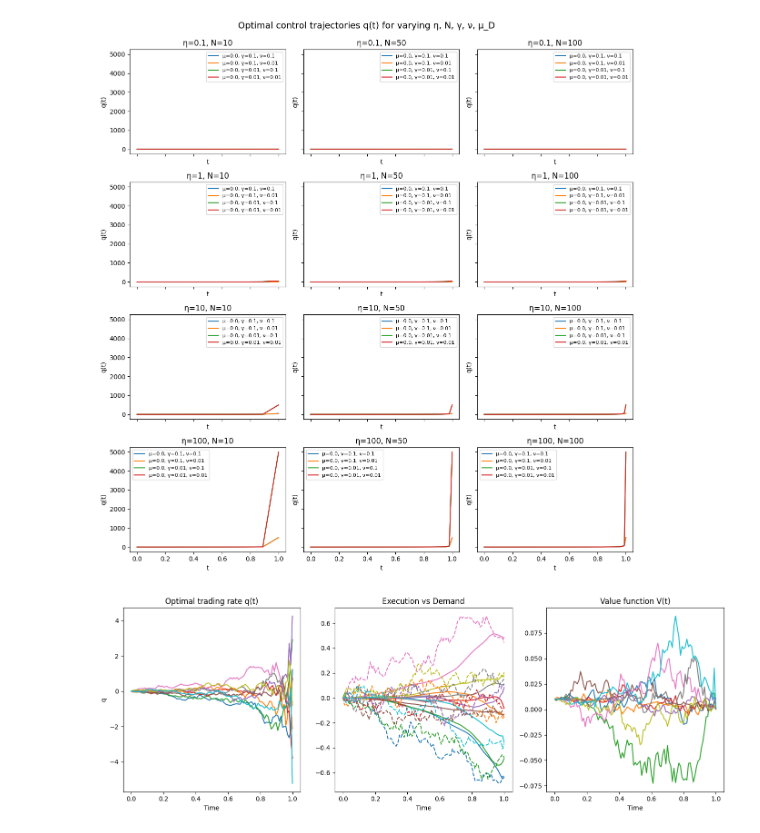
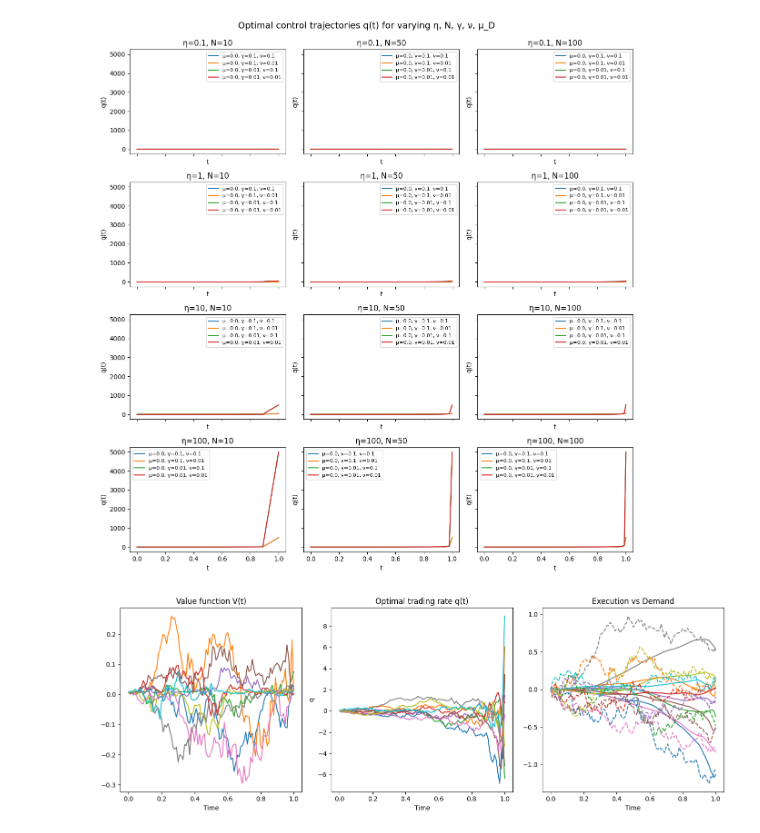
Before and after one commit to alexander-dybdahl/optimal-execution-electricity-markets, a Jupyter notebook: testing.ipynb, the cells around one changed output. Saved outputs shown, nothing was run; the diff lists cells and outputs as text; code cells hidden in the pictures.

```diff
--- a/testing.ipynb
+++ b/testing.ipynb
@@ -77,9 +77,9 @@ M = 1000  # number of trajectories
 # Model parameters
 mu_D = 0
 mu_P = 0
-sigma_D = 0.3
-sigma_P = 0.2
-rho = 0.1
+sigma_D = 0.5
+sigma_P = 0.5
+rho = 0.01
 gamma = 0.01
 nu = 0.01
 eta = 10.0
@@ -98,6 +98,7 @@ D = np.zeros((M, N+1))
 q = np.zeros((M, N))
 V = np.zeros((M, N+1))
 
+X[:, 0] = X0
 P[:, 0] = P0
 D[:, 0] = D0
 
@@ -124,37 +125,37 @@ def value_function(t, x, p, d):
 
 # Simulate forward
 for n in range(N):
     t = n * dt
     q[:, n] = optimal_control(t, X[:, n], P[:, n], D[:, n])
     X[:, n+1] = X[:, n] + q[:, n] * dt
     P[:, n+1] = P[:, n] + (mu_P + nu * q[:, n]) * dt + sigma_P * W1[:, n]
     D[:, n+1] = D[:, n] + mu_D * dt + sigma_D * (rho * W1[:, n] + np.sqrt(1 - rho**2) * W2[:, n])
     V[:, n] = value_function(t, X[:, n], P[:, n], D[:, n])
 
 # Final value
 V[:, -1] = value_function(T, X[:, -1], P[:, -1], D[:, -1])
 
 # Plot results
 plt.figure(figsize=(14, 5))
 
 plt.subplot(1, 3, 1)
+plt.plot(np.linspace(0, T, N+1), V[:10].T)
+plt.title("Value function V(t)")
+plt.xlabel("Time")
+
+plt.subplot(1, 3, 2)
 plt.plot(np.linspace(0, T, N), q[:10].T)
 plt.title("Optimal trading rate q(t)")
 plt.xlabel("Time")
 plt.ylabel("q")
 
-plt.subplot(1, 3, 2)
+plt.subplot(1, 3, 3)
 plt.plot(np.linspace(0, T, N+1), X[:10].T)
 plt.plot(np.linspace(0, T, N+1), D[:10].T, '--')
 plt.title("Execution vs Demand")
 plt.xlabel("Time")
 
-plt.subplot(1, 3, 3)
-plt.plot(np.linspace(0, T, N+1), V[:10].T)
-plt.title("Value function V(t)")
-plt.xlabel("Time")
-
 plt.tight_layout()
 plt.show()
 # %% [output]
-[figure, old version]
+[figure, new version]
```
Also changed, not shown: parts of 1 cell of this notebook, 14 other files.
